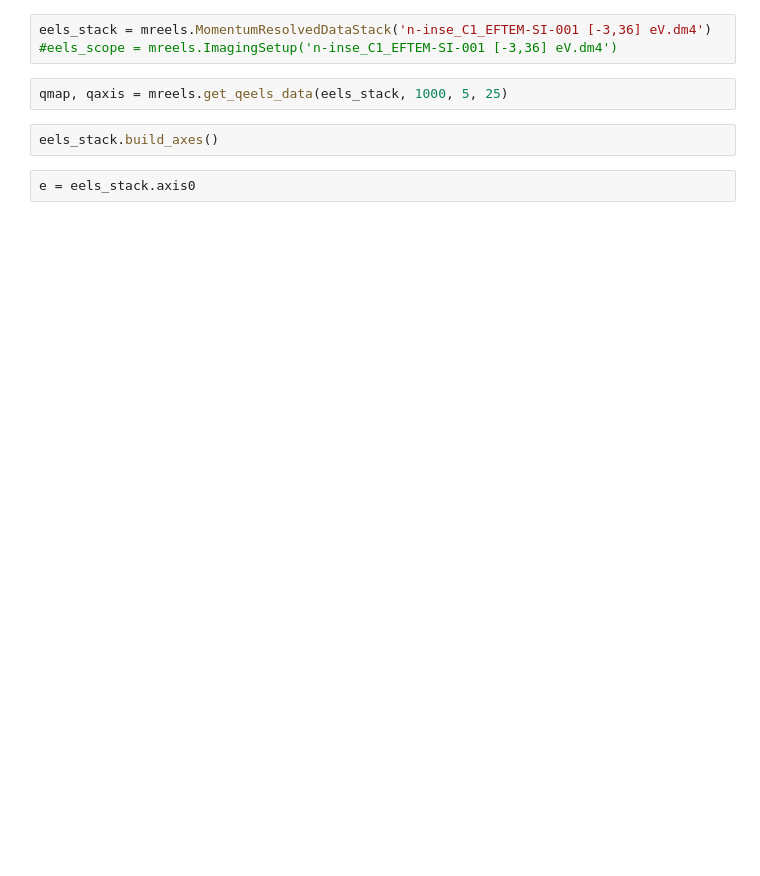
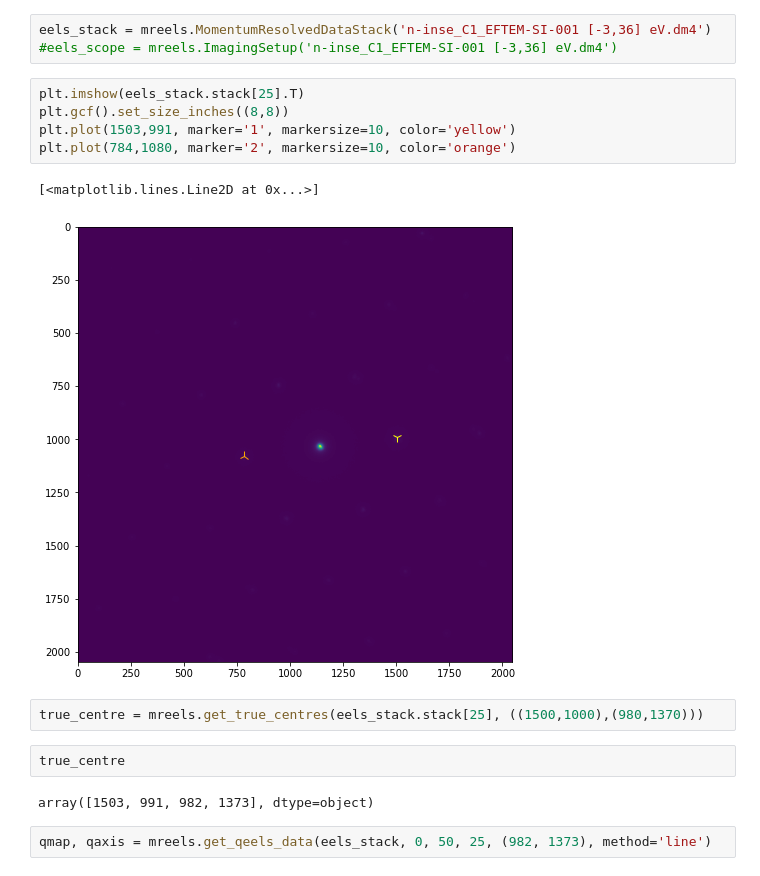
Before and after one commit to SangersJeroen/Bachelor-Thesis-Code, a Jupyter notebook: mreels_test.ipynb, the cells around one changed output. Drawn from its saved outputs; the diff is of its cells as text; blank space fills up the shorter version.

Commit message:
Line int working? still funky buisness with offset

```diff
--- a/mreels_test.ipynb
+++ b/mreels_test.ipynb
@@ -23,9 +5,19 @@ def radial_integration_stack(stack, radii3d, r1, zeros, ones, r0=0, ringsize=5):
 # %%
 eels_stack = mreels.MomentumResolvedDataStack('n-inse_C1_EFTEM-SI-001 [-3,36] eV.dm4')
 #eels_scope = mreels.ImagingSetup('n-inse_C1_EFTEM-SI-001 [-3,36] eV.dm4')
+# %%
+plt.imshow(eels_stack.stack[25].T)
+plt.gcf().set_size_inches((8,8))
+plt.plot(1503,991, marker='1', markersize=10, color='yellow')
+plt.plot(784,1080, marker='2', markersize=10, color='orange')
+# %% [output]
+[<matplotlib.lines.Line2D at 0x...>]
+[figure, added]
+# %%
+true_centre = mreels.get_true_centres(eels_stack.stack[25], ((1500,1000),(980,1370)))
+# %%
+true_centre
+# %% [output]
+array([1503, 991, 982, 1373], dtype=object)
 # %%
-qmap, qaxis = mreels.get_qeels_data(eels_stack, 1000, 5, 25)
+qmap, qaxis = mreels.get_qeels_data(eels_stack, 0, 50, 25, (982, 1373), method='line')
-# %%
-eels_stack.build_axes()
-# %%
-e = eels_stack.axis0
```
Also changed, not shown: parts of 7 cells of this notebook, 4 other files.
